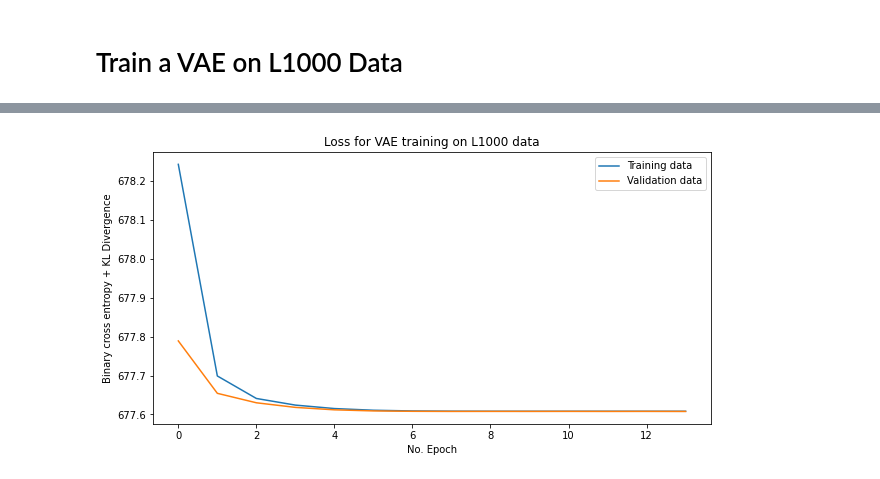
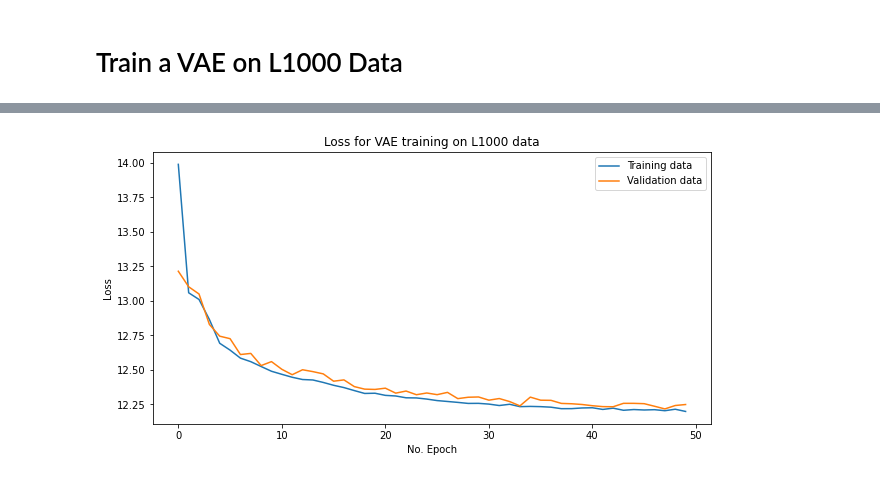
Before and after one commit to broadinstitute/cell-painting-vae, a Jupyter notebook: L1000/2.train/0.L1000-vae.ipynb, the cells around one changed output, grey strips where cells are left out. Drawn from its saved outputs; the diff is of its cells as text; code cells hidden in the pictures.

```diff
--- a/L1000/2.train/0.L1000-vae.ipynb
+++ b/L1000/2.train/0.L1000-vae.ipynb
@@ -99,4 +103,5 @@ complete_features_df.head(3)
 # %%
 # VAE of one layer
-encoder_architecture = []
-decoder_architecture = []
+# 100
+encoder_architecture = [1000,1000]
+decoder_architecture = [1000,1000]
@@ -106,14 +109,41 @@ decoder_architecture = []
 # model from optimal hyperparameters for onelayer obtained from 1.optimize
 L1000_vae = VAE(
     input_dim=train_features_df.shape[1],
-    latent_dim=5,
-    batch_size=768,
+    latent_dim=115,
+    batch_size=640,
     encoder_batch_norm=False,
-    epochs=14,
-    learning_rate=0.0001,
+    epochs=50,
+    learning_rate=0.001,
     encoder_architecture=encoder_architecture,
     decoder_architecture=decoder_architecture,
     beta=1,
     verbose=True,
 )
+
+#FROM THE PAPER
+# L1000_vae = VAE(
+#     input_dim=train_features_df.shape[1],
+#     latent_dim=100,
+#     batch_size=512,
+#     encoder_batch_norm=False,
+#     epochs=20,
+#     learning_rate=0.001,
+#     encoder_architecture=encoder_architecture,
+#     decoder_architecture=decoder_architecture,
+#     beta=1,
+#     verbose=True,
+# )
+
+# L1000_vae = VAE(
+#     input_dim=train_features_df.shape[1],
+#     latent_dim=20,
+#     batch_size=64,
+#     encoder_batch_norm=False,
+#     epochs=20,
+#     learning_rate=0.001,
+#     encoder_architecture=encoder_architecture,
+#     decoder_architecture=decoder_architecture,
+#     beta=1,
+#     verbose=True,
+# )
 L1000_vae.compile_vae()
@@ -176,11 +196,12 @@ history_df
 # %%
 plt.figure(figsize=(10, 5))
 plt.plot(history_df["loss"], label="Training data")
 plt.plot(history_df["val_loss"], label="Validation data")
 plt.title("Loss for VAE training on L1000 data")
-plt.ylabel("Binary cross entropy + KL Divergence")
+# plt.ylabel("Binary cross entropy + KL Divergence")
+plt.ylabel("Loss")
 plt.xlabel("No. Epoch")
 plt.legend()
 plt.show()
 # %% [output]
-[figure, old version]
+[figure, new version]
```
Also changed, not shown: parts of 24 cells of this notebook, 46 other files.
